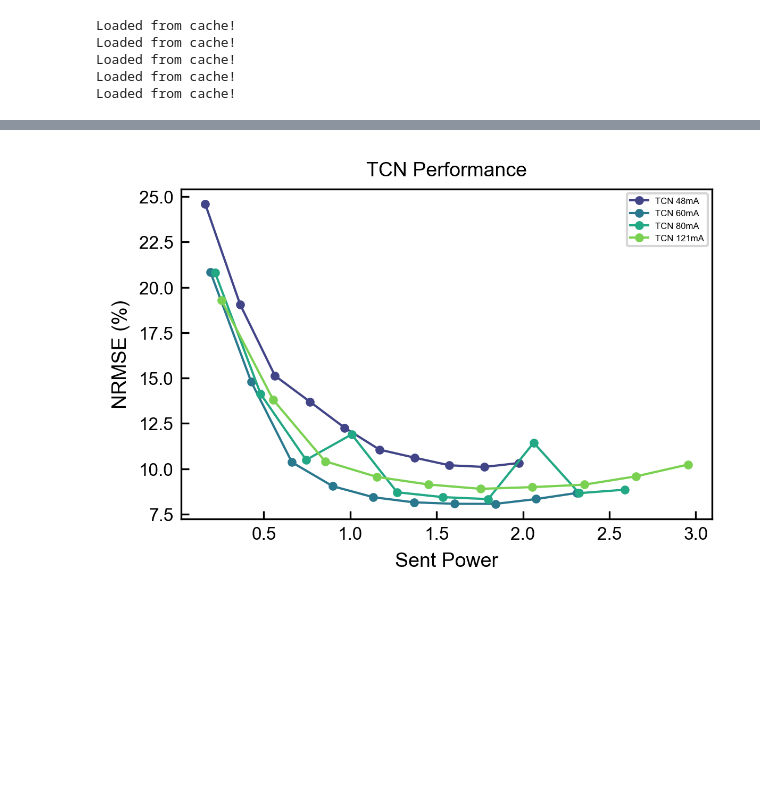
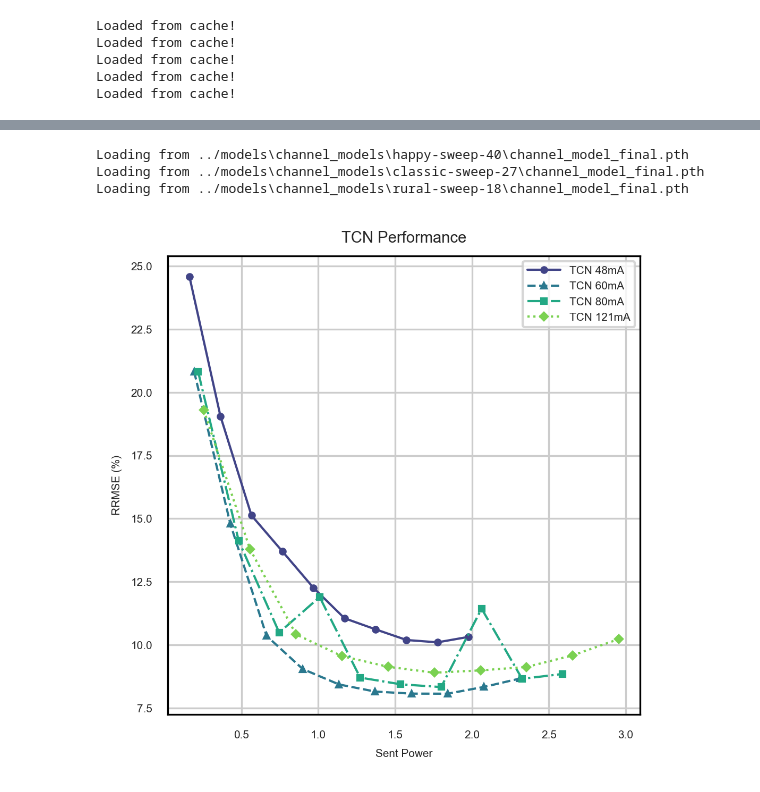
Before and after one commit to UW-Photonics-Lab/prob_tcn_for_LED, a Jupyter notebook: notebooks/make_figures.ipynb, the cells around one changed output, grey strips where cells are left out. Cells and saved outputs as stored; diff of their text form; code cells hidden in the pictures; blank space fills up the shorter version.

Commit message:
first final draft of figures

```diff
--- a/notebooks/make_figures.ipynb
+++ b/notebooks/make_figures.ipynb
@@ -31,6 +31,8 @@ DEVICE = torch.device("cpu")
 print("DEVICE", DEVICE)
 ENTITY = "dylanbackprops-university-of-washington"
 PROJECT = "mldrivenpeled"
+
+PLOT_PATH = os.path.join(project_root, "data/plots")
 # %% [output]
 DEVICE cpu
 # %%
@@ -82,8 +102,7 @@ models = {
         'tcn_channel': "classic-sweep-27",
         'encoder_decoder_tcn': "blooming-disco-648",
         'memory_polynomial':'blank',
-        'encoder_decoder_mp':'radiant-wood-740',
-        'grid_search':"mznst1h2",
+        'encoder_decoder_mp':'cosmic-thunder-682',
         "tcn_validation": "lyric-haze-736",
         "mp_validation": "radiant-wood-740",
         "no_noise_tcn_validation":"radiant-dew-742"
@@ -98,10 +117,11 @@ models = {
         "tcn_validation": "icy-snow-746",
         "mp_validation": "avid-water-751",
         "no_noise_tcn_validation":"happy-sun-757"
-    }
+    },
 }
 
-wide_channel =    {"48mA": {
+wide_channel = {
+        "wide channel 48mA": {
         'ofdm_info': extract_zarr_data( r"../data/channel_measurements/zarr_files/channel_3e5-20MHz_2.739V_0.125A_47mA_scale2_dynamic_power_0.5-3_v2.zarr", DEVICE),
         'tcn_channel': "laced-sweep-35",
         'encoder_decoder_tcn': "comfy-terrain-760",
@@ -110,8 +130,9 @@ wide_channel =    {"48mA": {
         'grid_search':"zek1s87n",
         "tcn_validation": "comfy-terrain-760",
         "mp_validation": "still-butterfly-761",
-        "no_noise_tcn_validation": "winter-mountain-765"
-    }}
+       "no_noise_tcn_validation": "winter-mountain-765"
+    }
+}
 # %% [output]
 Loaded from cache!
 Loaded from cache!
@@ -199,6 +150,8 @@ Loading from ../models\channel_models\rural-sweep-18\channel_model_final.pth
 plt.rcParams.update({'figure.dpi': 300})
 
 current_levels = list(models.keys())
+markers = ['o', '^', 's', 'D', 'p']
+line_styles = ['-', '--', '-.', ':', '-']
 num_levels = len(current_levels)
 color_palette = sns.color_palette("viridis", num_levels)
 
@@ -234,35 +187,61 @@ for current_level, model_info in models.items():
         'losses': binned_losses
     }
 
-plt.figure(figsize=(4, 2.8))
-for current_level, data in all_results.items():
-    plt.plot(data['bin_centers'].cpu(), data['losses'][:, 0].cpu(), color=color_palette[current_levels.index(current_level)], marker='o', markersize=3, label=f'TCN {current_level}')
+plt.figure(figsize=(fig_width, fig_height))
+for (current_level, data), marker, line_style in zip(all_results.items(), markers, line_styles):
+    plt.plot(data['bin_centers'].cpu(), data['losses'][:, 0].cpu(), color=color_palette[current_levels.index(current_level)], marker=marker, linestyle=line_style, markersize=2.5, label=f'TCN {current_level}')
 plt.title("TCN Performance")
 plt.xlabel("Sent Power")
-plt.ylabel("NRMSE (%)")
-plt.legend(fontsize=4)
+plt.ylabel("RRMSE (%)")
+plt.legend(fontsize=5, handlelength = 3, labelspacing=0.5)
+plt.grid(True)
 plt.tight_layout()
+
+plt.savefig(
+    os.path.join(PLOT_PATH, "rrmse_tcn.svg"),
+    format='svg',
+    bbox_inches='tight'
+)
+
 plt.show()
 
-plt.figure(figsize=(4, 2.8))
-for current_level, data in all_results.items():
-    plt.plot(data['bin_centers'].cpu(), data['losses'][:, 1].cpu(), color=color_palette[current_levels.index(current_level)], marker='^', markersize=3, label=f'MP {current_level}')
+
+plt.figure(figsize=(fig_width, fig_height))
+for (current_level, data), marker, line_style in zip(all_results.items(), markers, line_styles):
+    plt.plot(data['bin_centers'].cpu(), data['losses'][:, 1].cpu(), color=color_palette[current_levels.index(current_level)], marker=marker, linestyle=line_style, markersize=2.5, label=f'MP {current_level}')
 plt.title("MP Performance")
 plt.xlabel("Sent Power")
-plt.ylabel("NRMSE (%)")
-plt.legend(fontsize=4)
+plt.ylabel("RRMSE (%)")
+plt.legend(fontsize=5, handlelength = 3, labelspacing=0.5)
 plt.tight_layout()
+plt.grid(True)
+
+
+plt.savefig(
+    os.path.join(PLOT_PATH, "rrmse_mp.svg"),
+    format='svg',
+    bbox_inches='tight'
+)
+
 plt.show()
 
-plt.figure(figsize=(4, 2.8))
-for current_level, data in all_results.items():
+plt.figure(figsize=(fig_width, fig_height))
+for (current_level, data), marker, line_style in zip(all_results.items(), markers, line_styles):
     delta = data['losses'][:, 1] - data['losses'][:, 0]
-    plt.plot(data['bin_centers'].cpu(), delta.cpu(), color=color_palette[current_levels.index(current_level)], marker='s', markersize=3, label=f'Delta {current_level}')
-plt.title("Delta in Performance")
+    plt.plot(data['bin_centers'].cpu(), delta.cpu(), color=color_palette[current_levels.index(current_level)], marker=marker, linestyle=line_style, markersize=2.5, label=f'Delta {current_level}')
+plt.title("Delta in Performance (MP - TCN)")
 plt.xlabel("Sent Power")
-plt.ylabel("Difference in NRMSE (%)")
-plt.legend(fontsize=4)
+plt.ylabel("Difference in RRMSE (%)")
+plt.legend(fontsize=5, handlelength = 3, labelspacing=0.5)
 plt.tight_layout()
+plt.grid(True)
+
+
+plt.savefig(
+    os.path.join(PLOT_PATH, "rrmse_delta.svg"),
+    format='svg',
+    bbox_inches='tight'
+)
 plt.show()
 # %% [output]
 Loading from ../models\channel_models\comfy-sweep-115\channel_model_final.pth
@@ -272 +248,4 @@ Loading from ../models\channel_models\rural-sweep-18\channel_model_final.pth
+Loading from ../models\channel_models\happy-sweep-40\channel_model_final.pth
+Loading from ../models\channel_models\classic-sweep-27\channel_model_final.pth
+Loading from ../models\channel_models\rural-sweep-18\channel_model_final.pth
-[figure, old version]
+[figure, new version]
```
Also changed, not shown: parts of 9 cells of this notebook, 12 other files.
